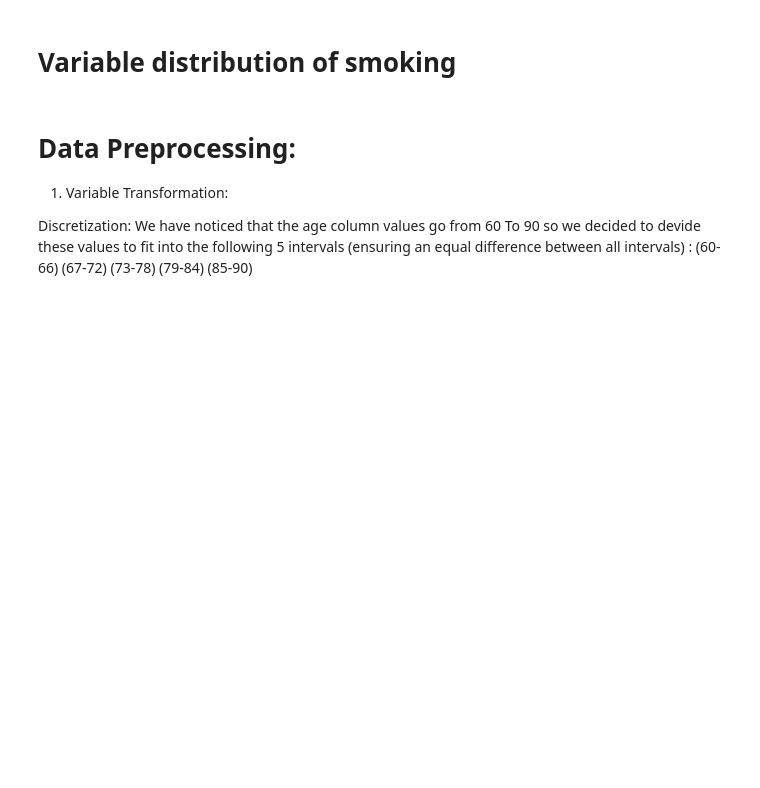
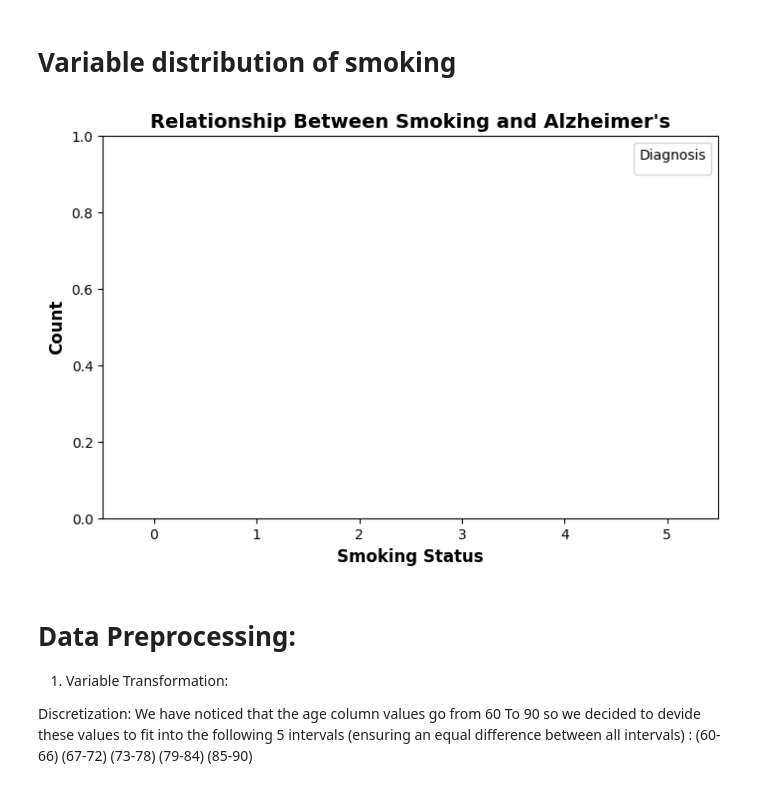
Before and after one commit to leen204/mining-project, a Jupyter notebook: DATA MINING NOTEBOOK.ipynb, the cells around one changed output. Saved outputs shown, nothing was run; the diff lists cells and outputs as text; code cells hidden in the pictures; blank space fills up the shorter version.

```diff
--- a/DATA MINING NOTEBOOK.ipynb
+++ b/DATA MINING NOTEBOOK.ipynb
@@ -166,2 +183,15 @@ dtype: float64
 # %% [markdown]
 # missing values
+# %%
+import pandas as pd
+df = pd.read_csv('alzheimers_disease_data.csv')
+missing_values = df.isna()
+
+missing_counts = missing_values.sum();
+
+rows_with_missing = df[df.isna().any(axis=1)];
+
+print("Missing values in each column:");
+print(missing_counts);
+print("\nRows with missing values:");
+print(rows_with_missing);
@@ -168,5 +216,24 @@ dtype: float64
 # %% [markdown]
 # Variable distribution of smoking
+# %%
+import seaborn as sns
+smoking_labels = {0: "Non-Smoker", 1: "Smoker"}
+diagnosis_labels = {0: "No Alzheimer's", 1: "Alzheimer's"}
+
+df['Smoking'] = df['Smoking'].map(smoking_labels)
+df['Diagnosis'] = df['Diagnosis'].map(diagnosis_labels)
+
+plt.figure(figsize=(8,5))
+sns.countplot(x=df['Smoking'], hue=df['Diagnosis'], palette="pastel")
+
+plt.xlabel("Smoking Status", fontsize=12, fontweight='bold')
+plt.ylabel("Count", fontsize=12, fontweight='bold')
+plt.title("Relationship Between Smoking and Alzheimer's", fontsize=14, fontweight='bold')
+plt.legend(title="Diagnosis")
+
+plt.show()
+# %% [output]
+[figure, added]
 # %% [markdown]
 # Data Preprocessing:
 
```
Also changed, not shown: parts of 2 cells of this notebook.
